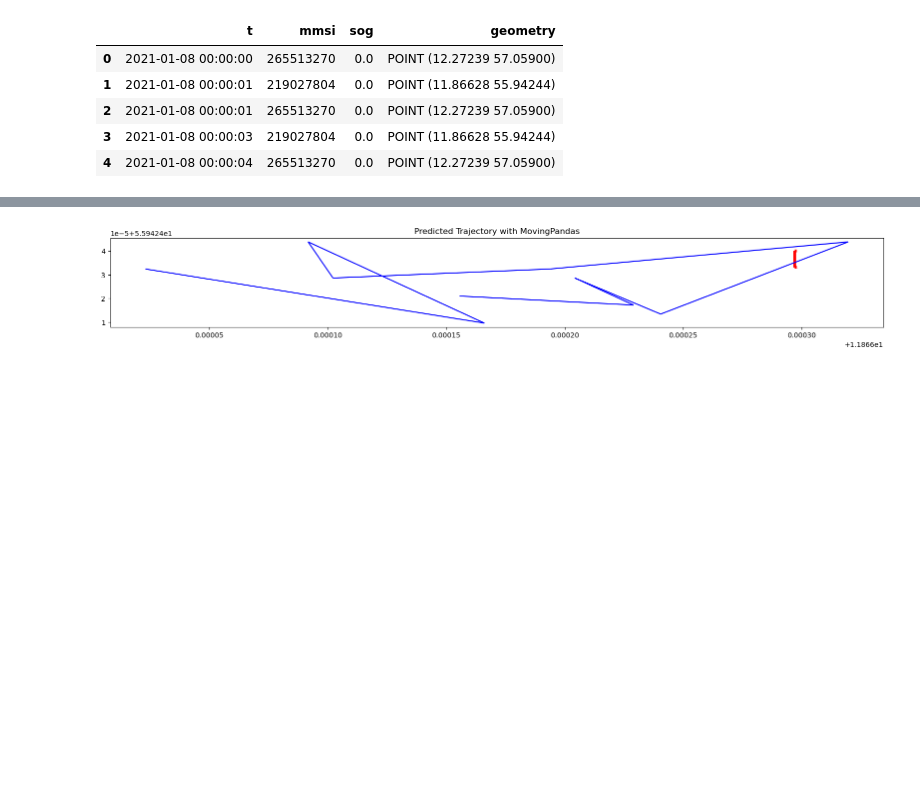
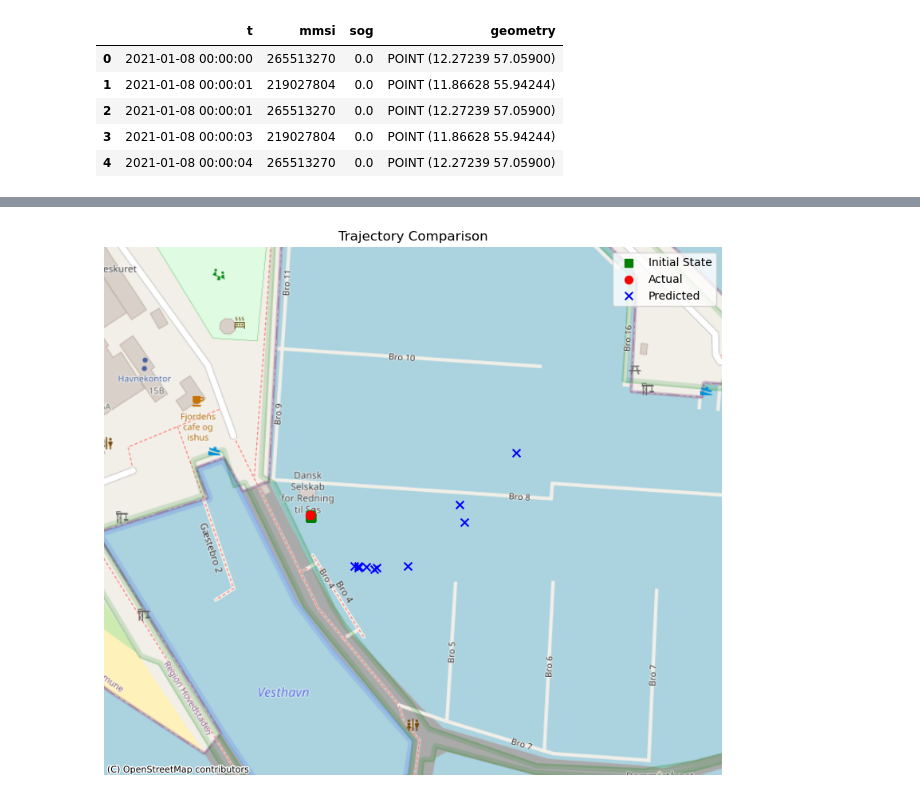
Before and after one commit to satriabw/master-thesis, a Jupyter notebook: experiment/Trajectory_pred.ipynb, the cells around one changed output, grey strips where cells are left out. Drawn from its saved outputs; the diff is of its cells as text; code cells hidden in the pictures; blank space fills up the shorter version.

```diff
--- a/experiment/Trajectory_pred.ipynb
+++ b/experiment/Trajectory_pred.ipynb
@@ -73,6 +139,12 @@ gdf.head()
 ships = mpd.TrajectoryCollection(gdf, 'mmsi', t='t')
 # %%
 ship = ships.trajectories[1]
-shipdf = ship.df
+shipdf = ship.df.copy()
+
+interval_starts = shipdf.resample('15T').asfreq().index
+shipdf['interval_start'] = shipdf.index.floor('15T')
+shipdf['track_id'] = shipdf['interval_start'].astype('category').cat.codes
+
+# Now shipdf has a 'track_id' column with a unique ID for each 15-minute interval
 shipdf.head(10)
 # %% [output]
@@ -161,50 +210,61 @@ Epoch 3/3
 # %%
-# Prediction
-y_pred_scaled = model.predict(X_act)
+prediction_steps = 10
 
-y_pred = y_pred_scaled.reshape(-1, prediction_steps, 2)  # Reshape predictions
-y_pred_2d = y_pred.reshape(-1, y_pred.shape[-1])
-result_2d = scaler.inverse_transform(y_pred_2d)
-y_pred_inv = result_2d.reshape(y_pred.shape)
+# Predict the test dataset
+y_pred_scaled = model.predict(X_test)
 
+# Assuming y_pred_scaled is now the prediction for the scaled Y values
+# Inverse transform to get the original scale of lat and lon
+y_pred_reshaped = y_pred_scaled.reshape(-1, 2)  # Reshape for scaler inverse transform
+y_pred_inv = scaler.inverse_transform(y_pred_reshaped)  # Inverse transform to original scale
+y_pred_inv = y_pred_inv.reshape(-1, prediction_steps, 2)  # Reshape back to the original prediction shape
 
-# #test
-y_test_scaled = y_act.reshape(-1, prediction_steps, 2)  # Reshape predictions
-y_test_2d = y_test_scaled.reshape(-1, y_test_scaled.shape[-1])
-res_test_2d = scaler_test.inverse_transform(y_test_2d)
-y_test_inv = res_test_2d.reshape(y_test_scaled.shape)
+# Prepare y_test similarly if not already in the correct shape and scale
+y_test_reshaped = y_test.reshape(-1, 2)  # Reshape for scaler inverse transform
+y_test_inv = scaler.inverse_transform(y_test_reshaped)  # Assuming y_test needs inverse transform
+y_test_inv = y_test_inv.reshape(-1, prediction_steps, 2)  # Reshape back to original shape
 
-# Visualization with MovingPandas
-predicted_points = [Point(long, lat) for lat, long in y_pred_inv[0]]
-actual_points = [Point(long, lat) for lat, long in y_test_inv[0]]
+X_test_lat_lon_scaled = X_test[:, :, 1:]  # Extract only latitude and longitude
+X_test_lat_lon_inv = scaler.inverse_transform(X_test_lat_lon_scaled.reshape(-1, 2)).reshape(-1, X_test.shape[1], 2)
 
-predicted_gdf = gpd.GeoDataFrame(geometry=predicted_points)
-actual_gdf = gpd.GeoDataFrame(geometry=actual_points)
+# Extracting the initial and final points for a single trajectory
+single_pred = y_pred_inv[0]
+single_actual = y_test_inv[0]
+initial_state = X_test_lat_lon_inv[0]
 
-# # # Create a simple time index with the desired format
-start_time_str = '2021-01-08 00:00:00'
-start_time = pd.to_datetime(start_time_str, format='%Y-%m-%d %H:%M:%S')
+# Convert to GeoDataFrame
+gdf_pred = gpd.GeoDataFrame(geometry=gpd.points_from_xy(single_pred[:, 1], single_pred[:, 0]), crs="EPSG:4326")
+gdf_actual = gpd.GeoDataFrame(geometry=gpd.points_from_xy(single_actual[:, 1], single_actual[:, 0]), crs="EPSG:4326")
+gdf_initial = gpd.GeoDataFrame(geometry=gpd.points_from_xy(initial_state[:, 1], initial_state[:, 0]), crs="EPSG:4326")
 
-time_step_seconds = 3  # Adjust the time step as needed
-predicted_gdf['t'] = [start_time + pd.Timedelta(seconds=i * time_step_seconds) for i in range(len(predicted_gdf))]
-predicted_gdf.set_index('t', inplace=True)
+# Plot
+fig, ax = plt.subplots(figsize=(10, 10))
 
-actual_gdf['t'] = [start_time + pd.Timedelta(seconds=i * time_step_seconds) for i in range(len(actual_gdf))]
-actual_gdf.set_index('t', inplace=True)
+# Convert to Web Mercator
+gdf_pred = gdf_pred.to_crs(epsg=3857)
+gdf_actual = gdf_actual.to_crs(epsg=3857)
+gdf_initial = gdf_initial.to_crs(epsg=3857)
 
-trajectory = mpd.Trajectory(predicted_gdf, 't')
-actual_trajectory = mpd.Trajectory(actual_gdf, 't')
+# Plot initial points, actual trajectory, and predicted trajectory
+gdf_initial.plot(ax=ax, marker='s', color='green', markersize=50, label='Initial State')
+gdf_actual.plot(ax=ax, marker='o', color='red', markersize=50, label='Actual')
+gdf_pred.plot(ax=ax, marker='x', color='blue', markersize=50, label='Predicted')
 
-# # Create a figure and axis
-fig, ax = plt.subplots(figsize=(20, 20))
-actual_trajectory.plot(ax=ax, linewidth=4, color='red')
-trajectory.plot(ax=ax, linewidth=1.5, color='blue')
+# Set the bounds for the plot
+bounds_all = pd.concat([gdf_pred, gdf_actual, gdf_initial]).total_bounds
+margin = 1 * max(bounds_all[2] - bounds_all[0], bounds_all[3] - bounds_all[1])
+ax.set_xlim(bounds_all[0] - margin, bounds_all[2] + margin)
+ax.set_ylim(bounds_all[1] - margin, bounds_all[3] + margin)
 
-plt.title('Predicted Trajectory with MovingPandas')
+# Add basemap with auto zoom
+ctx.add_basemap(ax, source=ctx.providers.OpenStreetMap.Mapnik)
+
+# Set title and legend
+ax.set_title('Trajectory Comparison')
+ax.legend()
+
+# Remove axis for better visualization
+ax.set_axis_off()
+
 plt.show()
-
-# # # Calculate RMSE for latitude and longitude only
-rmse_lat = np.sqrt(mean_squared_error(y_test_inv[:, :, 0], y_pred_inv[:, :, 0]))
-rmse_lon = np.sqrt(mean_squared_error(y_test_inv[:, :, 1], y_pred_inv[:, :, 1]))
-comparison["RMSE"].append(f"RMSE for Latitude: {rmse_lat}, RMSE for Longitude: {rmse_lon}")
 # %% [output]
@@ -212 +272 @@ comparison["RMSE"].append(f"RMSE for Latitude: {rmse_lat}, RMSE for Longitude: {
-[figure, old version]
+[figure, new version]
```
Also changed, not shown: parts of 49 cells of this notebook, 6 other files.
